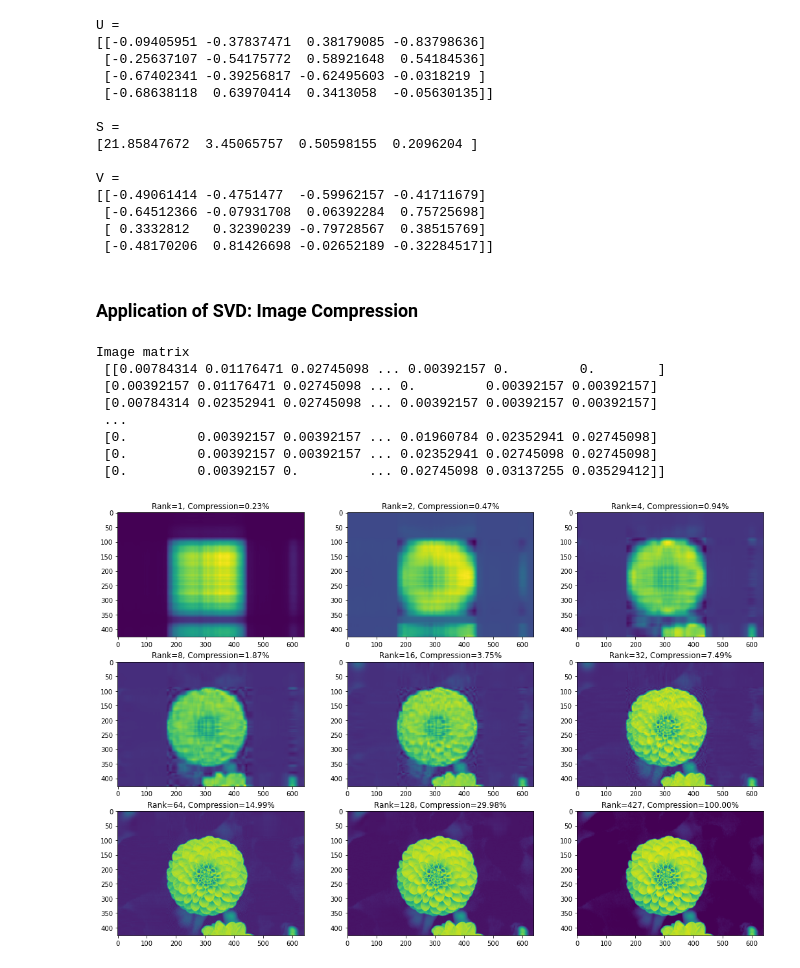
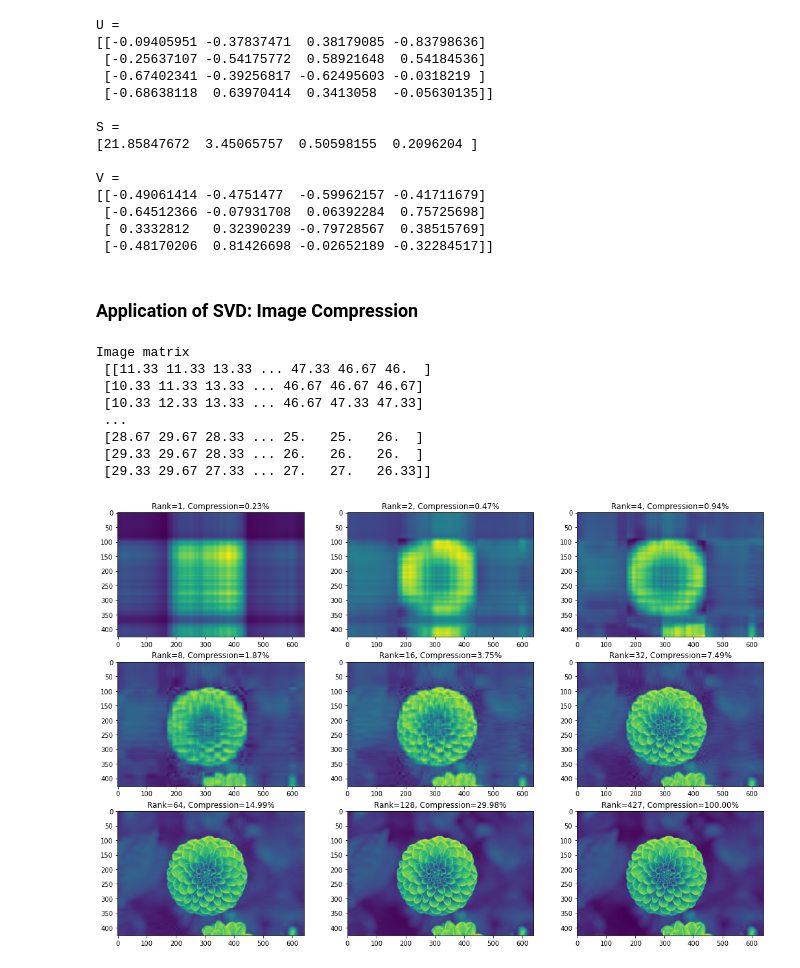
Before and after one commit to vigneshS29/Math-Stuff, a Jupyter notebook: Numerical-Linear-Algebra.ipynb, the cells around one changed output. Cells and saved outputs as stored; diff of their text form; code cells hidden in the pictures.

```diff
--- a/Numerical-Linear-Algebra.ipynb
+++ b/Numerical-Linear-Algebra.ipynb
@@ -99,39 +99,41 @@ V =
  [-0.64512366 -0.07931708  0.06392284  0.75725698]
  [ 0.3332812   0.32390239 -0.79728567  0.38515769]
  [-0.48170206  0.81426698 -0.02652189 -0.32284517]]
-# %% [markdown]
-### Application of SVD: Image Compression
-# %%
-from sklearn.datasets import load_sample_image
-import matplotlib.pyplot as plt
-
-image = load_sample_image('flower.jpg')[:,:,0]/255.0
-print('Image matrix \n', image)
-
-#SVD
-U, s, Vt = np.linalg.svd(image)
-Sigma = np.zeros_like(image, dtype=float)
-Sigma[:427, :427] = np.diag(s)
-
-max_rank = np.min(image.shape)
-rank_arr = list(2**(np.arange(0,8))) + [max_rank]
-
-fig, axes = plt.subplots(3, 3, figsize=(len(rank_arr)*2, 3*4))
-
-for count_r,r, in enumerate(rank_arr):
-    image_approx = np.matmul(U[:, :r], np.matmul(Sigma[:r,:r], Vt[:r, :]))
-    compression = (r/max_rank)*100
-
-    ax = axes.ravel()[count_r]
-    ax.imshow(image_approx, cmap='viridis')
-    ax.set_title(f'Rank={r}, Compression={compression:.2f}%')
-# %% [output]
-Image matrix
- [[0.00784314 0.01176471 0.02745098 ... 0.00392157 0.         0.        ]
- [0.00392157 0.01176471 0.02745098 ... 0.         0.00392157 0.00392157]
- [0.00784314 0.02352941 0.02745098 ... 0.00392157 0.00392157 0.00392157]
- ...
- [0.         0.00392157 0.00392157 ... 0.01960784 0.02352941 0.02745098]
- [0.         0.00392157 0.00392157 ... 0.02352941 0.02745098 0.02745098]
- [0.         0.00392157 0.         ... 0.02745098 0.03137255 0.03529412]]
-[figure, removed]
+# %% [markdown]
+### Application of SVD: Image Compression
+# %%
+from sklearn.datasets import load_sample_image
+import matplotlib.pyplot as plt
+
+#Average thr RGB values
+image = np.round(load_sample_image('flower.jpg').mean(axis=2),2)
+
+print('Image matrix \n', image)
+
+#SVD
+U, s, Vt = np.linalg.svd(image)
+Sigma = np.zeros_like(image, dtype=float)
+Sigma[:427, :427] = np.diag(s)
+
+max_rank = np.min(image.shape)
+rank_arr = list(2**(np.arange(0,8))) + [max_rank]
+
+fig, axes = plt.subplots(3, 3, figsize=(len(rank_arr)*2, 3*4))
+
+for count_r,r, in enumerate(rank_arr):
+    image_approx = np.matmul(U[:, :r], np.matmul(Sigma[:r,:r], Vt[:r, :]))
+    compression = (r/max_rank)*100
+
+    ax = axes.ravel()[count_r]
+    ax.imshow(image_approx, cmap='viridis')
+    ax.set_title(f'Rank={r}, Compression={compression:.2f}%')
+# %% [output]
+Image matrix
+ [[11.33 11.33 13.33 ... 47.33 46.67 46.  ]
+ [10.33 11.33 13.33 ... 46.67 46.67 46.67]
+ [10.33 12.33 13.33 ... 46.67 47.33 47.33]
+ ...
+ [28.67 29.67 28.33 ... 25.   25.   26.  ]
+ [29.33 29.67 28.33 ... 26.   26.   26.  ]
+ [29.33 29.67 27.33 ... 27.   27.   26.33]]
+[figure, added]
```
